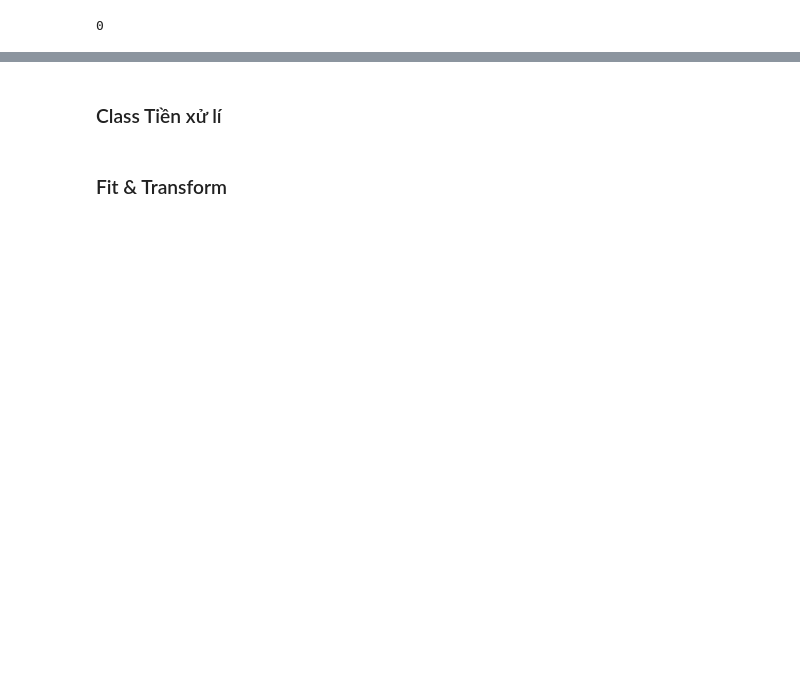
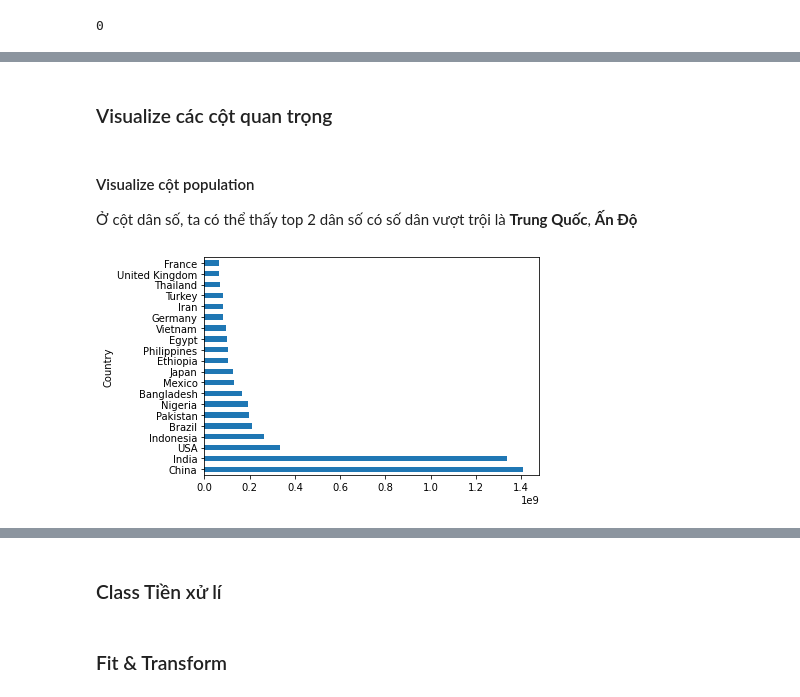
Before and after one commit to TranNgocTinh0810/DS-Final, a Jupyter notebook: Final.ipynb, the cells around one changed output, grey strips where cells are left out. Drawn from its saved outputs; the diff is of its cells as text; code cells hidden in the pictures; blank space fills up the shorter version.

```diff
--- a/Final.ipynb
+++ b/Final.ipynb
@@ -80,0 +109,14 @@ Name: deaths, Length: 150, dtype: float64
+# %% [markdown]
+### Visualize các cột quan trọng
+# %% [markdown]
+#### Visualize cột population
+
+
+
+
+Ở cột dân số, ta có thể thấy top 2 dân số có số dân vượt trội là **Trung Quốc**, **Ấn Độ**
+# %%
+data_df['population'].nlargest(n=20).plot(kind='barh')
+plt.show()
+# %% [output]
+[figure, added]
```
Also changed, not shown: parts of 37 cells of this notebook.
